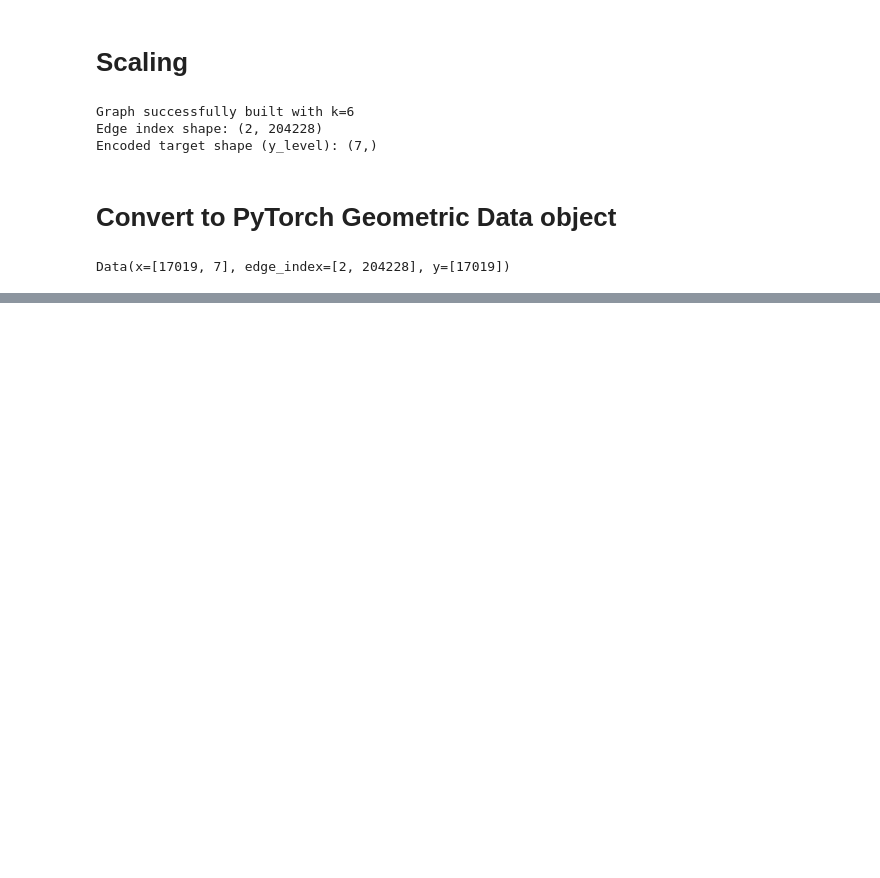
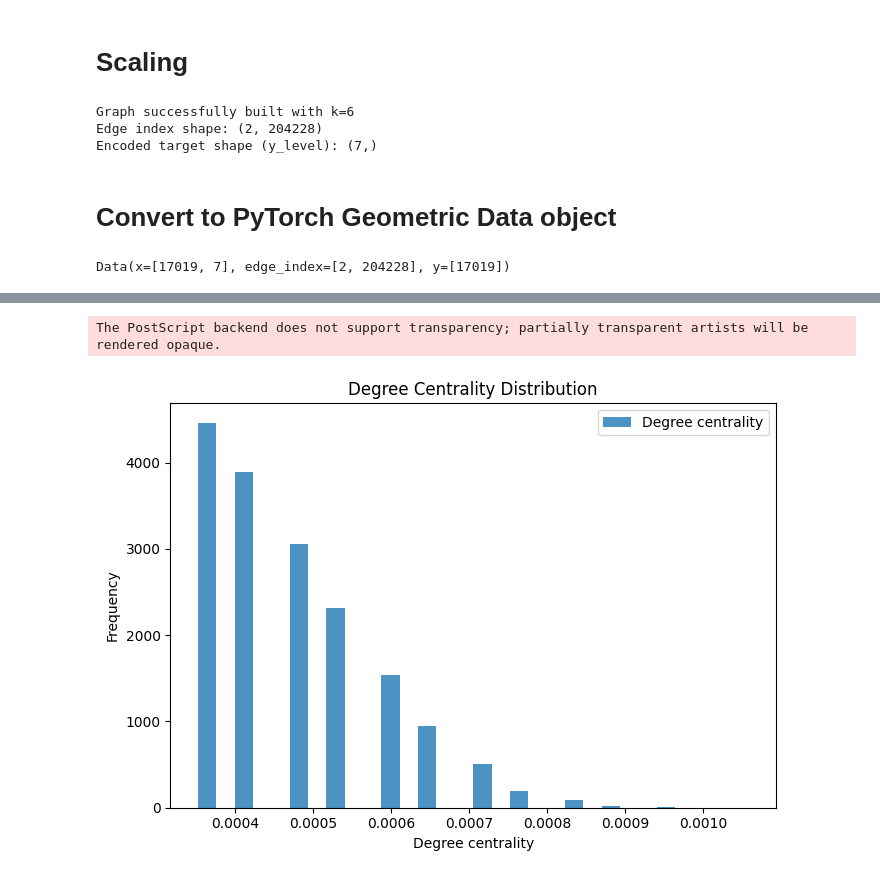
Before and after one commit to sadbinsiddique/Dl-net, a Jupyter notebook: notebook/ssgnn/GNN.ipynb, the cells around one changed output, grey strips where cells are left out. Saved outputs shown, nothing was run; the diff lists cells and outputs as text; code cells hidden in the pictures; blank space fills up the shorter version.

```diff
--- a/notebook/ssgnn/GNN.ipynb
+++ b/notebook/ssgnn/GNN.ipynb
@@ -194,0 +556,19 @@ plt.show()
+# %%
+# ------------------------------------------------------------------
+# 3. DEGREE CENTRALITY DISTRIBUTION
+# ------------------------------------------------------------------
+centrality = nx.degree_centrality(G)
+cent_vals = np.array(list(centrality.values()))
+
+fig, ax = plt.subplots(figsize=(7, 5))
+ax.hist(cent_vals, bins=30, alpha=0.8, label="Degree centrality")
+ax.set_xlabel("Degree centrality")
+ax.set_ylabel("Frequency")
+ax.set_title("Degree Centrality Distribution")
+ax.legend()
+plt.tight_layout()
+save_fig(fig, "degree_centrality_distribution")
+plt.show()
+# %% [output]
+The PostScript backend does not support transparency; partially transparent artists will be rendered opaque.
+[figure, added]
```
Also changed, not shown: parts of 50 cells of this notebook, 16 other files.
